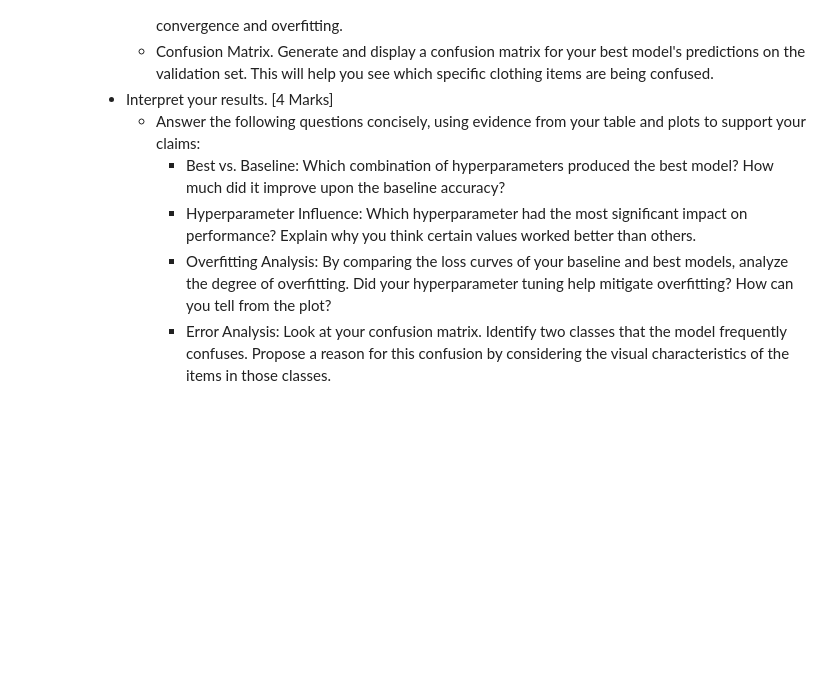
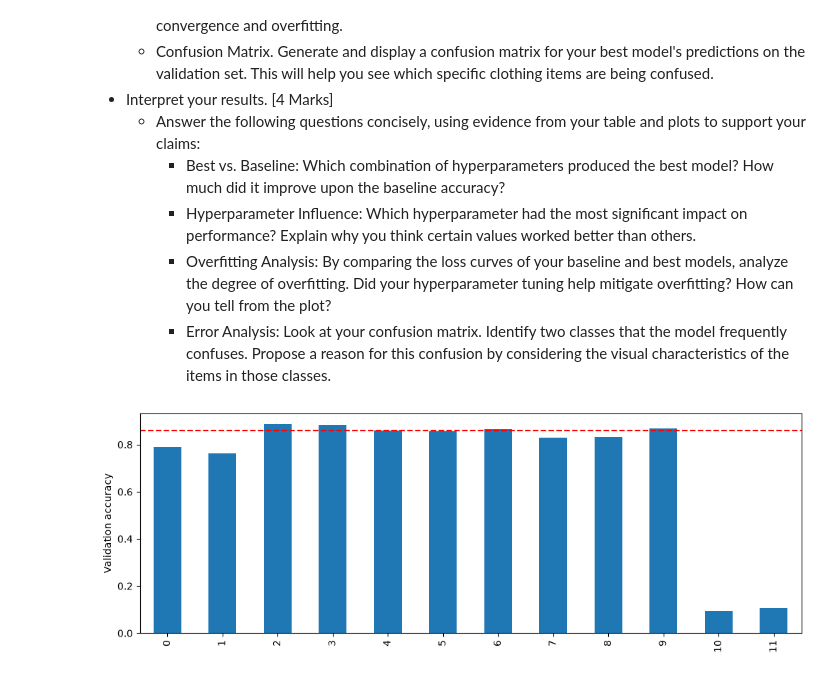
Before and after one commit to Tlotloolifant/CSC-2042S-Assignment-3, a Jupyter notebook: CSC2042S_Assignment3_NeuralNetworks_2026.ipynb, the cells around one changed output. Drawn from its saved outputs; the diff is of its cells as text; code cells hidden in the pictures; blank space fills up the shorter version.

```diff
--- a/CSC2042S_Assignment3_NeuralNetworks_2026.ipynb
+++ b/CSC2042S_Assignment3_NeuralNetworks_2026.ipynb
@@ -312,3 +317,16 @@ In this final section, you will analyse the results of your experiment and repor
     * Hyperparameter Influence: Which hyperparameter had the most significant impact on performance? Explain why you think certain values worked better than others.
     * Overfitting Analysis: By comparing the loss curves of your baseline and best models, analyze the degree of overfitting. Did your hyperparameter tuning help mitigate overfitting? How can you tell from the plot?
     * Error Analysis: Look at your confusion matrix. Identify two classes that the model frequently confuses. Propose a reason for this confusion by considering the visual characteristics of the items in those classes.
+# %%
+# results
+#table
+df = pd.DataFrame(results)[["learning_rate", "optimizer", "dropout", "final_val_acc"]]
+df.sort_values("final_val_acc", ascending=False)
+
+#bar chart
+df.plot.bar(x=None, y="final_val_acc", figsize=(12, 4), legend=False)
+plt.axhline(baseline_acc, color="red", linestyle="--", label="Baseline")
+plt.ylabel("Validation accuracy")
+plt.show()
+# %% [output]
+[figure, added]
```
Also changed, not shown: parts of 3 cells of this notebook.
